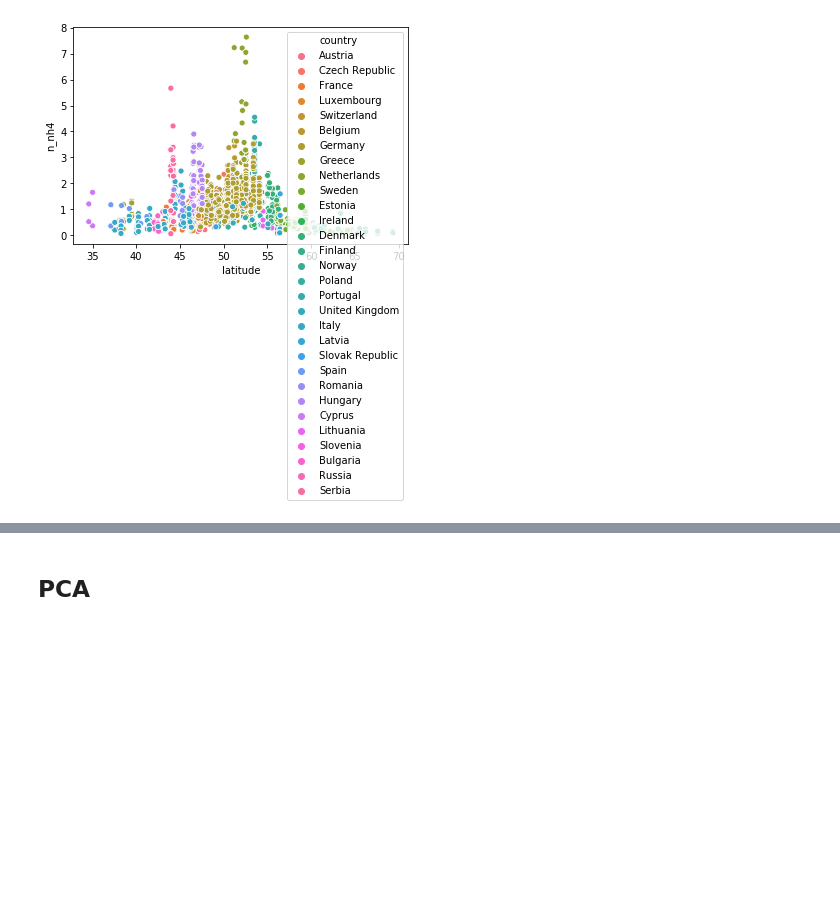
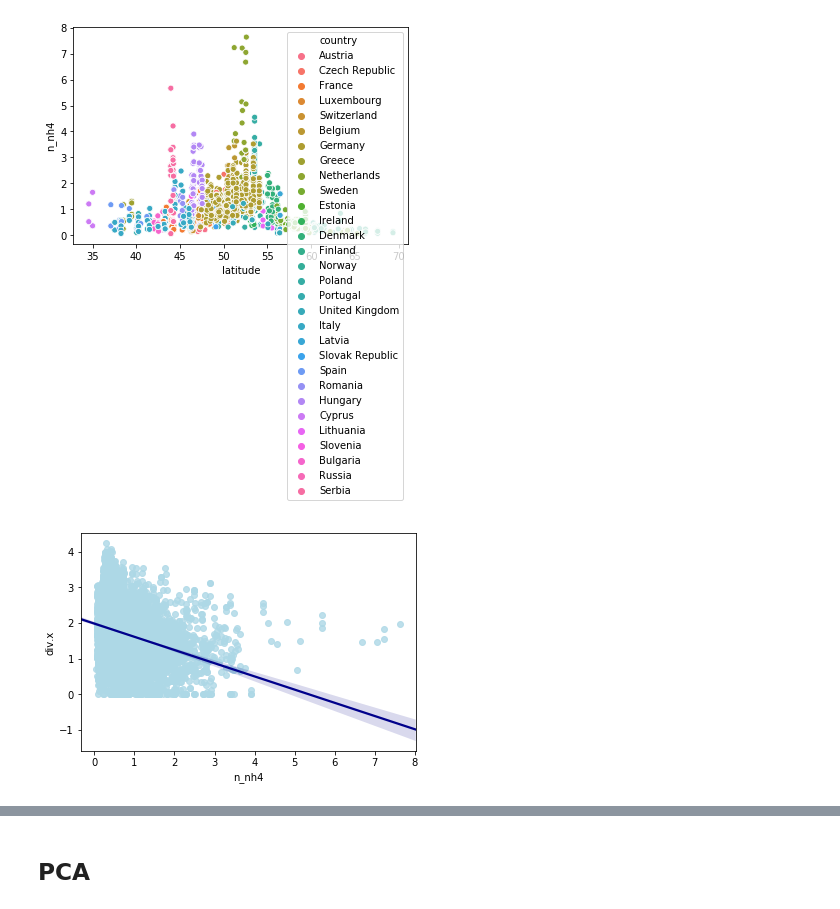
Before and after one commit to JWeld/summerschool, a Jupyter notebook: notebook_project.ipynb, the cells around one changed output, grey strips where cells are left out. Drawn from its saved outputs; the diff is of its cells as text; code cells hidden in the pictures; blank space fills up the shorter version.

```diff
--- a/notebook_project.ipynb
+++ b/notebook_project.ipynb
@@ -76,5 +79,11 @@ sns.scatterplot(x='latitude', y='n_nh4', hue='country', data=df);
 # %%
 #sns.scatterplot(x='N.P', y='N.x', hue='grp_tree_species', data=df);
 # %%
-#sns.scatterplot(x='survey_year', y='n_no3', data=df_time);
-#sns.regplot(x='survey_year', y='n_no3', data=df_time);
+#sns.scatterplot(x='survey_year', y='n_no3', data=df);
+#sns.regplot(x='survey_year', y='div.x', data=df);
+ax = sns.regplot(x="n_nh4", y="div.x", data=df,
+                 scatter_kws={"color": "lightblue"}, line_kws={"color": "darkblue"})
+
+plt.show()
+# %% [output]
+[figure, added]
```
Also changed, not shown: parts of 14 cells of this notebook.
